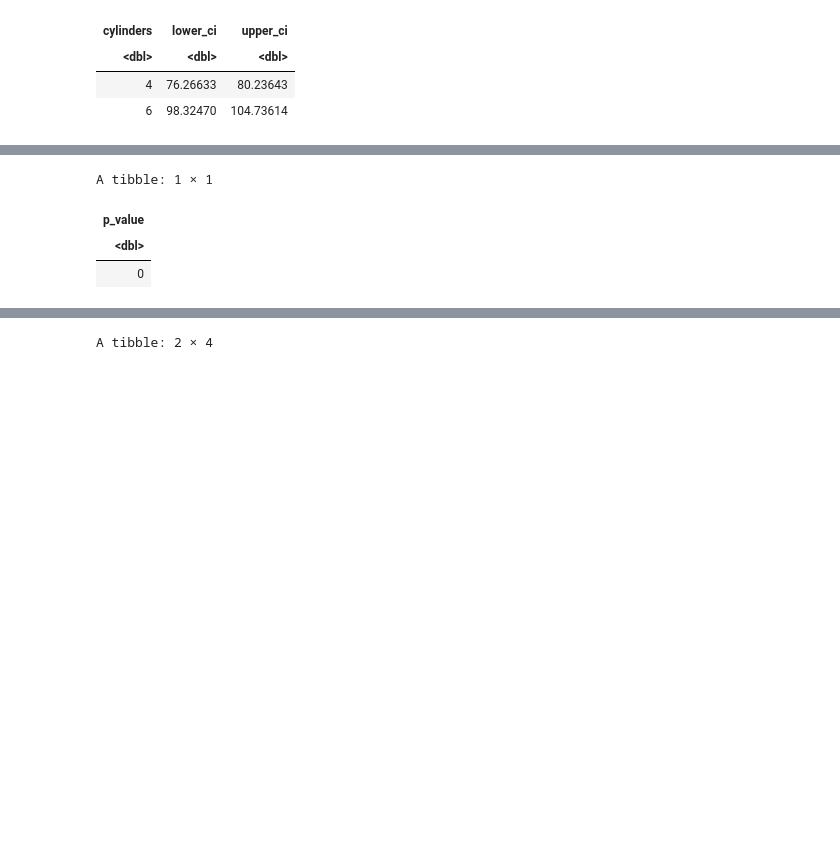
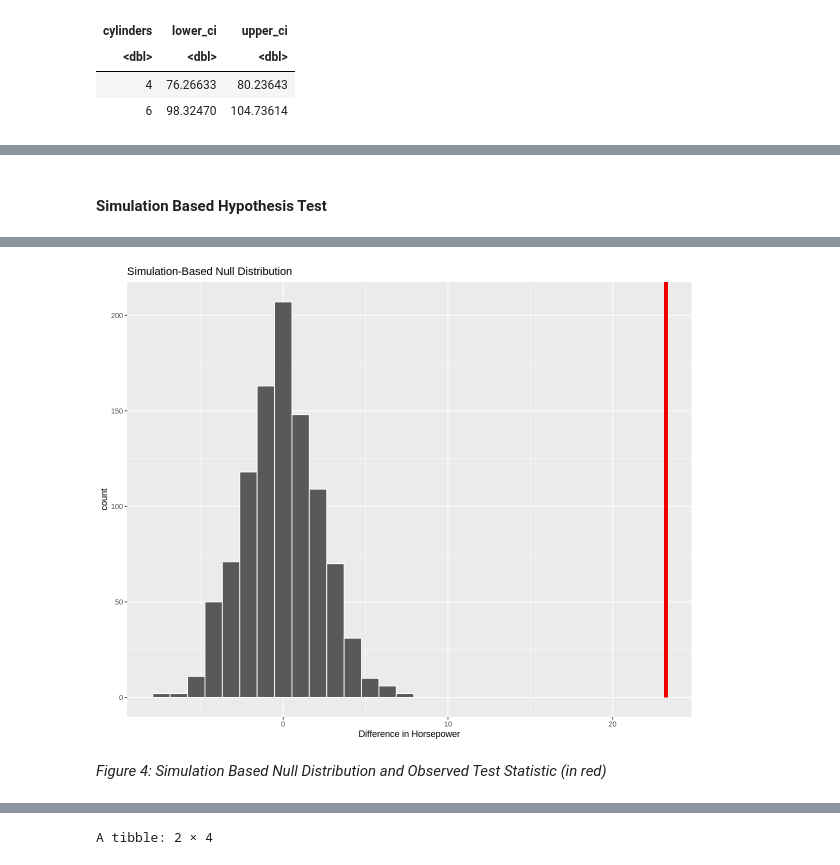
Before and after one commit to FanXiaoran/Team14_Project, a Jupyter notebook: Final Report.ipynb, the cells around one changed output, grey strips where cells are left out. Cells and saved outputs as stored; diff of their text form; code cells hidden in the pictures; blank space fills up the shorter version.

```diff
--- a/Final Report.ipynb
+++ b/Final Report.ipynb
@@ -215,13 +237,20 @@ cars_boxplot
+# %% [markdown]
+#### Simulation Based Hypothesis Test
 # %%
+set.seed(1234)
 obs_test_stat <- cars_variables %>%
   specify(formula = horsepower ~ cylinders) %>%
   calculate(stat = "diff in means", order = c("6", "4"))
 
-infer_p_value <- cars_variables %>%
+diff_in_means <- cars_variables %>%
     specify(formula = horsepower ~ cylinders) %>%
     hypothesize(null = 'independence') %>%
     generate(reps = 1000, type = 'permute') %>%
-    calculate(stat = "diff in means", order = c("6", "4")) %>%
-    get_p_value(obs_stat = obs_test_stat, direction = "right")
-infer_p_value
+    calculate(stat = "diff in means", order = c("6", "4"))
+
+vis_p_value <- diff_in_means %>%
+    visualize(binwidth = 1) +
+    shade_p_value(obs_stat = obs_test_stat, direction = "right")+
+    xlab("Difference in Horsepower")
+vis_p_value
 # %% [output]
@@ -230,4 +257,3 @@ Warning message:
-A tibble: 1 × 1
-| p_value |
-| <dbl> |
-| 0 |
+[figure, added]
+# %% [markdown]
+*Figure 4: Simulation Based Null Distribution and Observed Test Statistic (in red)*
```
Also changed, not shown: parts of 39 cells of this notebook.
